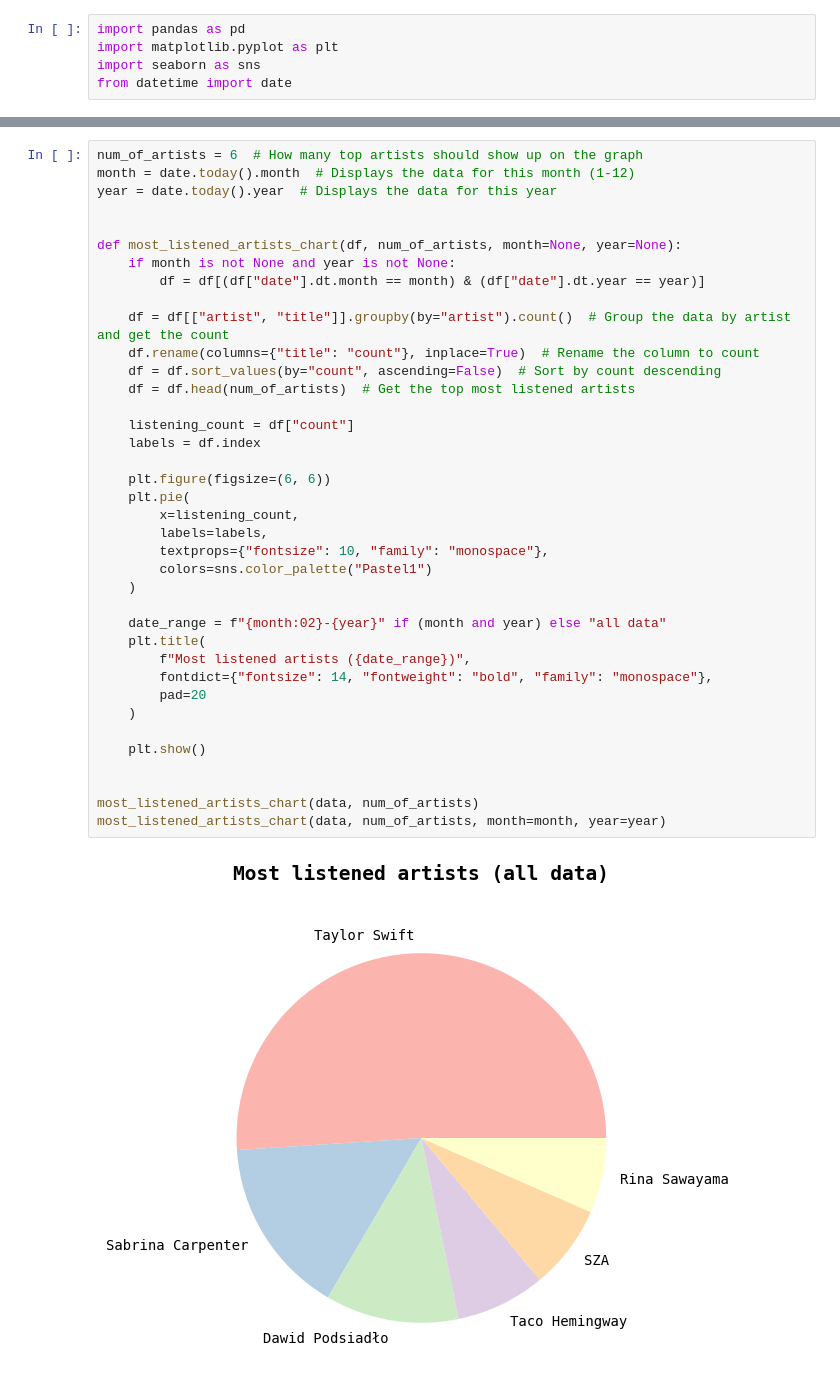
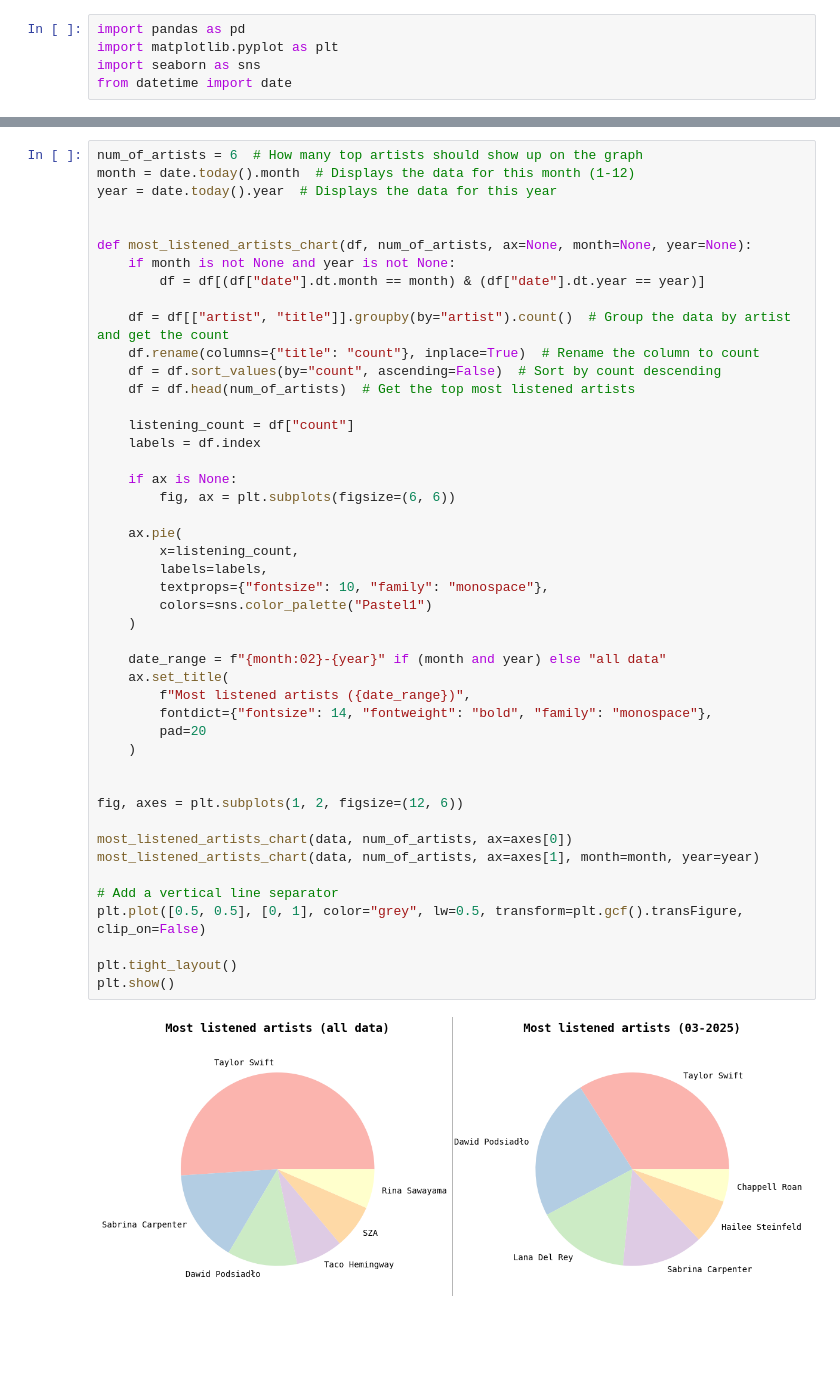
Before and after one commit to agatav13/spotify_summary, a Jupyter notebook: src/main.ipynb, the cells around one changed output, grey strips where cells are left out. Drawn from its saved outputs; the diff is of its cells as text; blank space fills up the shorter version.

Commit message:
Display plots next to each other

```diff
--- a/src/main.ipynb
+++ b/src/main.ipynb
@@ -22,38 +22,46 @@ num_of_artists = 6  # How many top artists should show up on the graph
 month = date.today().month  # Displays the data for this month (1-12)
 year = date.today().year  # Displays the data for this year
 
 
-def most_listened_artists_chart(df, num_of_artists, month=None, year=None):
+def most_listened_artists_chart(df, num_of_artists, ax=None, month=None, year=None):
     if month is not None and year is not None:
         df = df[(df["date"].dt.month == month) & (df["date"].dt.year == year)]
 
     df = df[["artist", "title"]].groupby(by="artist").count()  # Group the data by artist and get the count
     df.rename(columns={"title": "count"}, inplace=True)  # Rename the column to count
     df = df.sort_values(by="count", ascending=False)  # Sort by count descending
     df = df.head(num_of_artists)  # Get the top most listened artists
 
     listening_count = df["count"]
     labels = df.index
 
-    plt.figure(figsize=(6, 6))
-    plt.pie(
+    if ax is None:
+        fig, ax = plt.subplots(figsize=(6, 6))
+
+    ax.pie(
         x=listening_count,
         labels=labels,
         textprops={"fontsize": 10, "family": "monospace"},
         colors=sns.color_palette("Pastel1")
     )
 
     date_range = f"{month:02}-{year}" if (month and year) else "all data"
-    plt.title(
+    ax.set_title(
         f"Most listened artists ({date_range})",
         fontdict={"fontsize": 14, "fontweight": "bold", "family": "monospace"},
         pad=20
     )
 
-    plt.show()
 
+fig, axes = plt.subplots(1, 2, figsize=(12, 6))
 
-most_listened_artists_chart(data, num_of_artists)
-most_listened_artists_chart(data, num_of_artists, month=month, year=year)
+most_listened_artists_chart(data, num_of_artists, ax=axes[0])
+most_listened_artists_chart(data, num_of_artists, ax=axes[1], month=month, year=year)
+
+# Add a vertical line separator
+plt.plot([0.5, 0.5], [0, 1], color="grey", lw=0.5, transform=plt.gcf().transFigure, clip_on=False)
+
+plt.tight_layout()
+plt.show()
 # %% [output]
-[figure, old version]
+[figure, new version]
```
Also changed, not shown: parts of 1 cell of this notebook.
